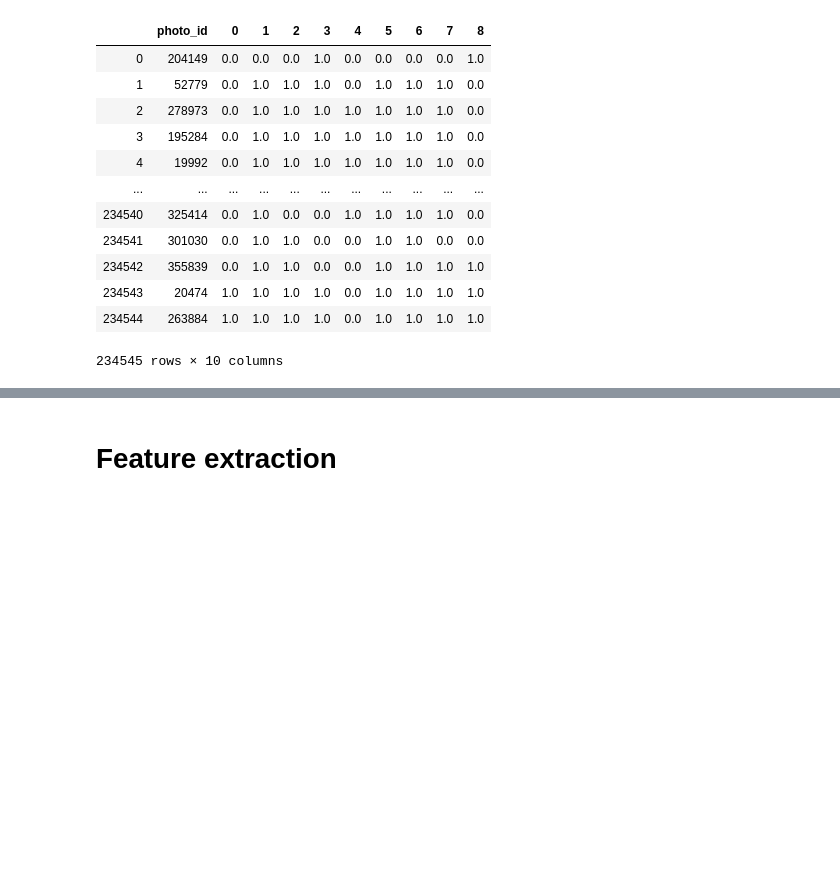
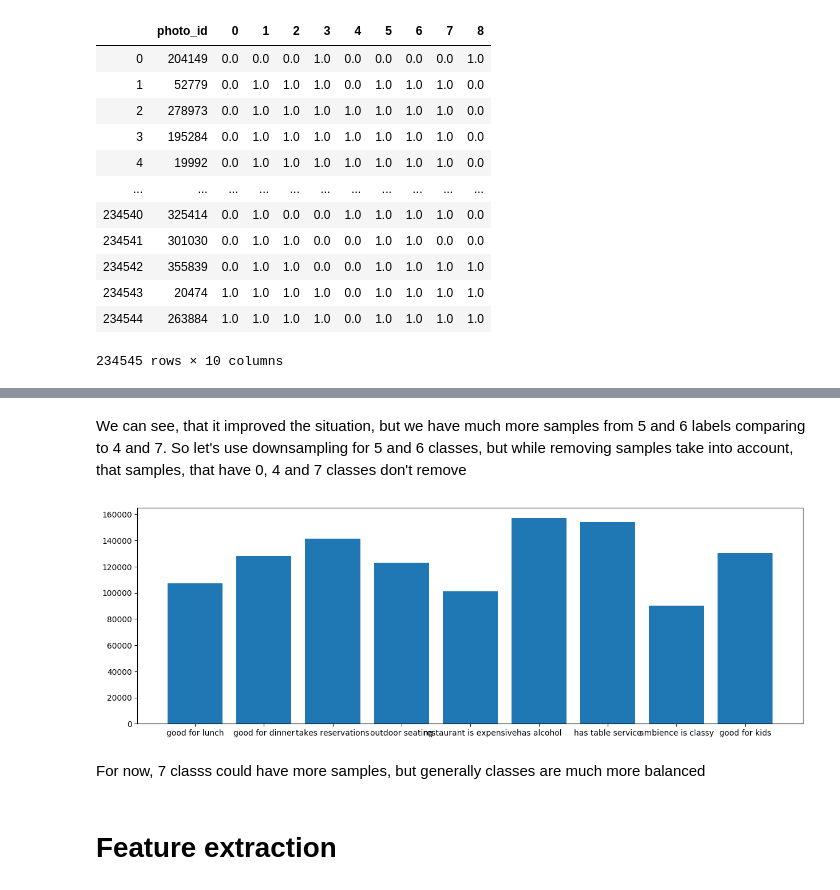
Before and after one commit to Midren/yelp_photo_classification, a Jupyter notebook: yelp_classification.ipynb, the cells around one changed output, grey strips where cells are left out. Drawn from its saved outputs; the diff is of its cells as text; code cells hidden in the pictures; blank space fills up the shorter version.

```diff
--- a/yelp_classification.ipynb
+++ b/yelp_classification.ipynb
@@ -110,3 +142,18 @@ show_image(get_img(int(df.sample(1).photo_id)))
+# %% [markdown]
+We can see, that it improved the situation, but we have much more samples from 5 and 6 labels comparing to 4 and 7. So let's use downsampling for 5 and 6 classes, but while removing samples take into account, that samples, that have 0, 4 and 7 classes don't remove
+# %%
+a = df[df[6] == 1]
+a = df[df[5] == 1].append(a[a[5] == 0])
+a = a[a[7] == 0]
+a = a[a[4] == 0]
+a = a[a[0] == 0]
+a = df.iloc[list(set(df.index) - set(a.index))]
+balanced_df = a.append(a[a[0] == 1])
+show_classes_count(balanced_df)
+# %% [output]
+[figure, added]
+# %% [markdown]
+For now, 7 classs could have more samples, but generally classes are much more balanced
 # %% [markdown]
 # Feature extraction
 # %% [markdown]
```
Also changed, not shown: parts of 9 cells of this notebook.
